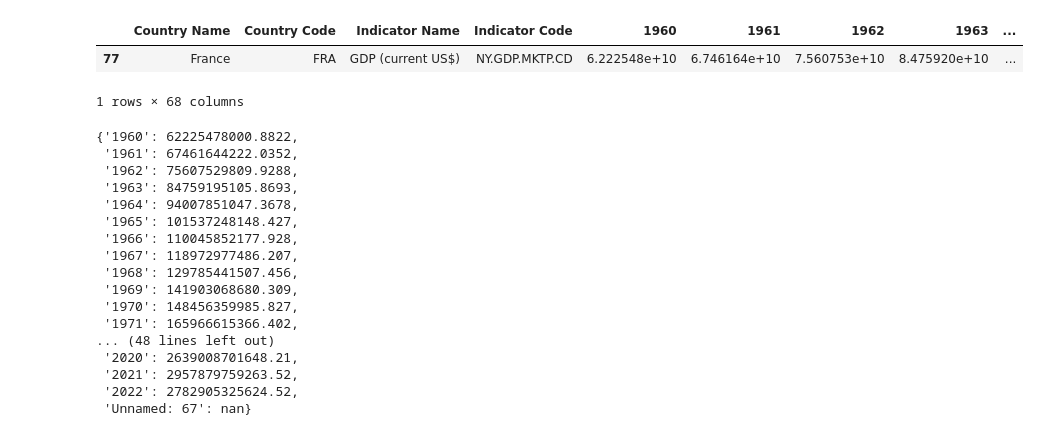
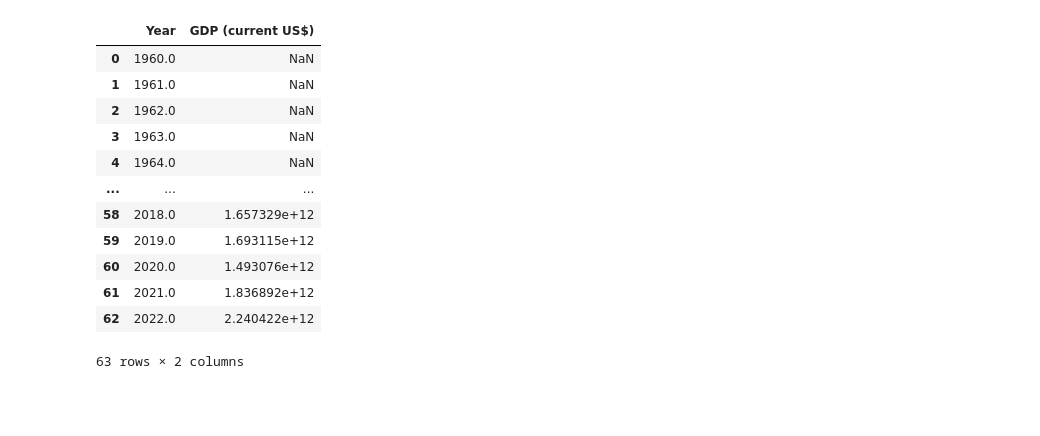
Before and after one commit to LeonardLehman/Scientific-data-analysis-group-work, a Jupyter notebook: leonards_notebook.ipynb, the cells around one changed output. Saved outputs shown, nothing was run; the diff lists cells and outputs as text; code cells hidden in the pictures; blank space fills up the shorter version.

```diff
--- a/leonards_notebook.ipynb
+++ b/leonards_notebook.ipynb
@@ -9,17 +7,0 @@ gdp_file = "world_bank_GDP_per_country.csv"
-# %%
-def renewables_gdp_percapita(directory, regional_entity):
-    dataframe = pd.read_csv(directory, skiprows=range(4))
-
-    # Filter the dataframe by the regional entity
-    filtered_data = dataframe[dataframe['Country Name'] == regional_entity]
-
-    #filtered_data.iloc[:, 4:] = filtered_data.iloc[:, 4:].interpolate(method='linear', axis=1)
-    display(filtered_data)
-
-    gdp_dict = {}
-    for column in filtered_data.columns[4:]:  # GDP values start from the 5th column
-        year = column
-        gdp_value = filtered_data[column].values[0]  # Get the value for the specific year
-        gdp_dict[year] = gdp_value
-
-    return gdp_dict
@@ -50,23 +8,33 @@ plt.show()
+# %%
+def renewables_gdp_percapita(directory, country_code):
+    dataframe = pd.read_csv(directory, skiprows=range(4))
+
+    # Filter the DataFrame based on the regional entity (Country Code)
+    filtered_data = dataframe[dataframe['Country Code'] == country_code]
+
+    # Extract the years and corresponding GDP values into a Pandas DataFrame
+    gdp_data_df = filtered_data.iloc[:, 4:]  # Assuming GDP values start from the 5th column
+    gdp_data_df = gdp_data_df.T.reset_index()
+    gdp_data_df.columns = ['Year', 'GDP (current US$)']
+
+    # Convert 'Year' column to numeric and exclude non-numeric values
+    gdp_data_df['Year'] = pd.to_numeric(gdp_data_df['Year'], errors='coerce')
+    gdp_data_df = gdp_data_df.dropna(subset=['Year'])
+
+    return gdp_data_df
 # %%
-renewables_gdp_percapita(gdp_file, regional_entity="France")
+renewables_gdp_percapita(gdp_file, "RUS")
 # %% [output]
-|  | Country Name | Country Code | Indicator Name | Indicator Code | 1960 | 1961 | 1962 | 1963 | ... |
-| 77 | France | FRA | GDP (current US$) | NY.GDP.MKTP.CD | 6.222548e+10 | 6.746164e+10 | 7.560753e+10 | 8.475920e+10 | ... |
+|  | Year | GDP (current US$) |
+| 0 | 1960.0 | NaN |
+| 1 | 1961.0 | NaN |
+| 2 | 1962.0 | NaN |
+| 3 | 1963.0 | NaN |
+| 4 | 1964.0 | NaN |
+| ... | ... | ... |
+| 58 | 2018.0 | 1.657329e+12 |
+| 59 | 2019.0 | 1.693115e+12 |
+| 60 | 2020.0 | 1.493076e+12 |
+| 61 | 2021.0 | 1.836892e+12 |
+| 62 | 2022.0 | 2.240422e+12 |
-1 rows × 68 columns
+63 rows × 2 columns
-{'1960': 62225478000.8822,
- '1961': 67461644222.0352,
- '1962': 75607529809.9288,
- '1963': 84759195105.8693,
- '1964': 94007851047.3678,
- '1965': 101537248148.427,
- '1966': 110045852177.928,
- '1967': 118972977486.207,
- '1968': 129785441507.456,
- '1969': 141903068680.309,
- '1970': 148456359985.827,
- '1971': 165966615366.402,
-... (48 lines left out)
- '2020': 2639008701648.21,
- '2021': 2957879759263.52,
- '2022': 2782905325624.52,
- 'Unnamed: 67': nan}
```
Also changed, not shown: parts of 4 cells of this notebook, 2 other files.
